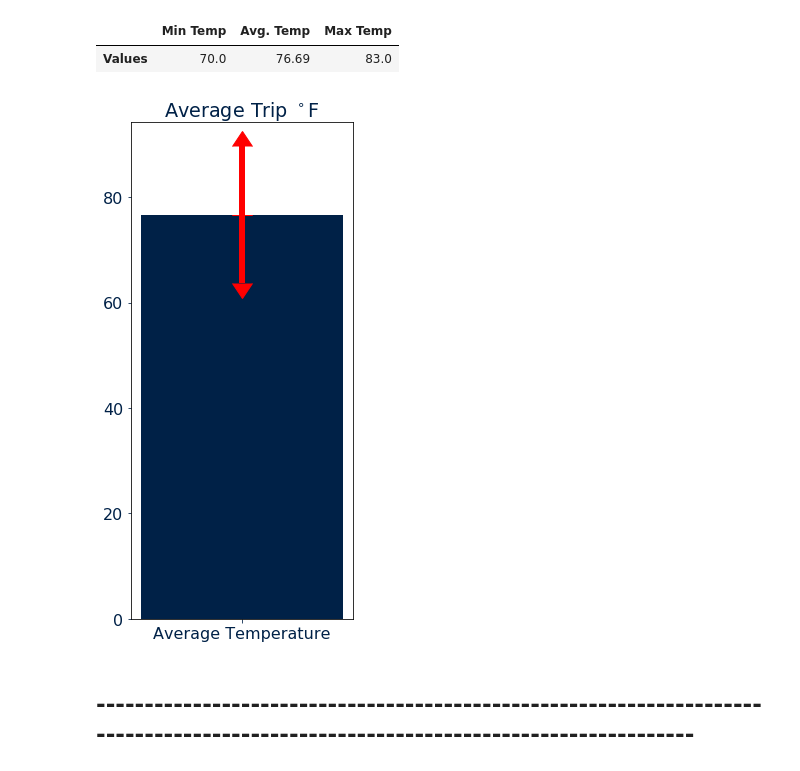
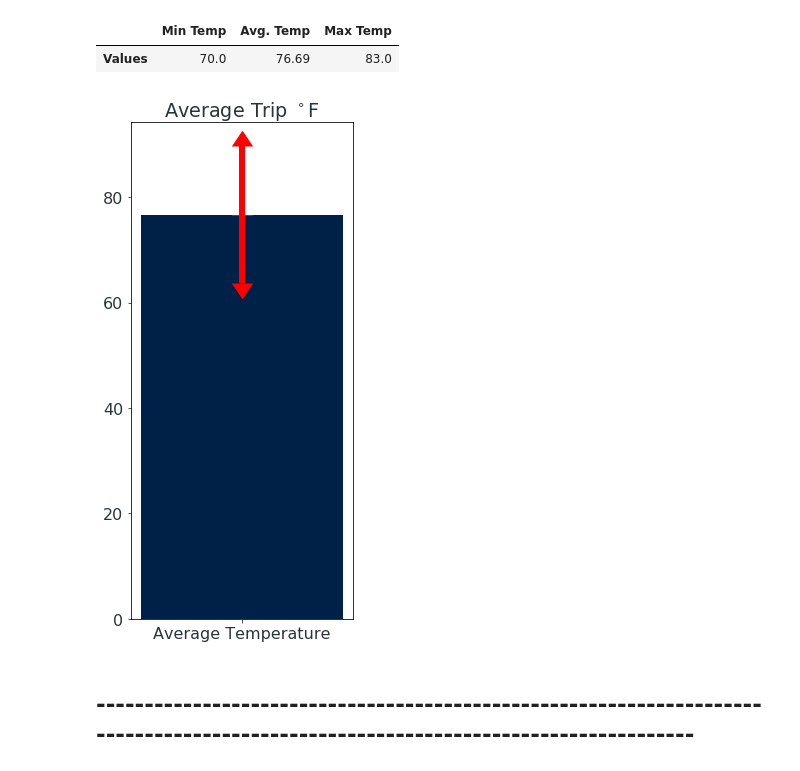
Before and after one commit to TomCallegari/UofT---SCS---Data-Anaytics-Bootcamp, a Jupyter notebook: Week 10 - Advanced Data Storage and Retrieval/Homework/Instructions/ClimatePy.ipynb, the cells around one changed output. Drawn from its saved outputs; the diff is of its cells as text; code cells hidden in the pictures.

```diff
--- a/Week 10 - Advanced Data Storage and Retrieval/Homework/Instructions/ClimatePy.ipynb
+++ b/Week 10 - Advanced Data Storage and Retrieval/Homework/Instructions/ClimatePy.ipynb
@@ -727,7 +727,7 @@ data
 plt.rcParams.update({'font.size': 16})
 plt.rcParams['axes.axisbelow'] = True
 
-COLOR = '#002147'
+COLOR = '#2a3439'
 plt.rcParams['text.color'] = COLOR
 plt.rcParams['axes.labelcolor'] = COLOR
 plt.rcParams['xtick.color'] = COLOR
@@ -736,34 +736,34 @@ plt.rcParams['lines.color'] = COLOR
 plt.rcParams['lines.linewidth'] = 2
 
 label = ['Average Temperature']
 yerr = trip_temps[0][2] - trip_temps[0][0]
 
 fig, ax = plt.subplots(1, figsize = [4, 8])
 
 ax.bar(
     label,
     data['Avg. Temp'],
     color = '#002147'
 )
 ax.errorbar(
     label,
     data['Avg. Temp'],
     yerr = yerr,
     ecolor = 'red',
     elinewidth = 6,
     uplims=True,
     lolims=True,
     capsize = 10
 )
 
 ax.set_title('Average Trip $^\circ$F')
 
 plt.tight_layout()
 plt.savefig('Average Trip Temperature (Errorbar).png')
 
 plt.show()
 # %% [output]
-[figure, old version]
+[figure, new version]
 # %% [markdown]
 ## -----------------------------------------------------------------------------------------------------------------------------------
 # %% [markdown]
```
Also changed, not shown: 3 other files.
